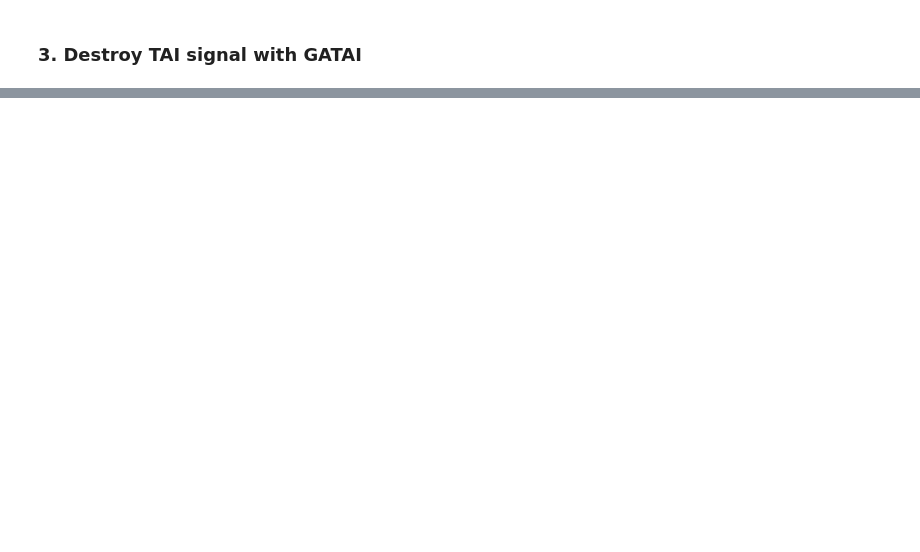
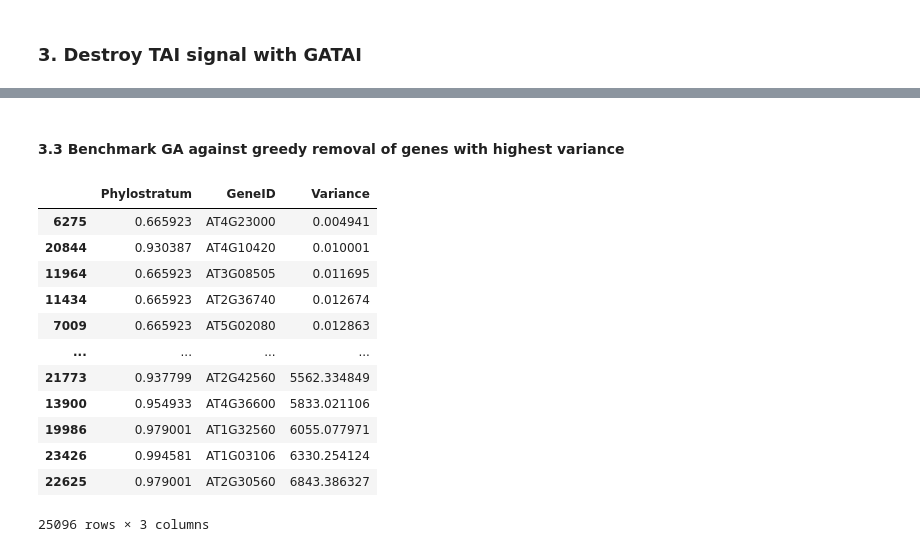
Before and after one commit to nifets-PhD/GATAI-reproduction, a Jupyter notebook: tai_destroyer.ipynb, the cells around one changed output, grey strips where cells are left out. Saved outputs shown, nothing was run; the diff lists cells and outputs as text; code cells hidden in the pictures; blank space fills up the shorter version.

```diff
--- a/tai_destroyer.ipynb
+++ b/tai_destroyer.ipynb
@@ -77,0 +140,19 @@ plt.show()
+# %% [markdown]
+#### 3.3 Benchmark GA against greedy removal of genes with highest variance
+# %%
+gene_variances = expression_data.gene_variances.sort_values('Variance')
+gene_variances
+# %% [output]
+|  | Phylostratum | GeneID | Variance |
+| 6275 | 0.665923 | AT4G23000 | 0.004941 |
+| 20844 | 0.930387 | AT4G10420 | 0.010001 |
+| 11964 | 0.665923 | AT3G08505 | 0.011695 |
+| 11434 | 0.665923 | AT2G36740 | 0.012674 |
+| 7009 | 0.665923 | AT5G02080 | 0.012863 |
+| ... | ... | ... | ... |
+| 21773 | 0.937799 | AT2G42560 | 5562.334849 |
+| 13900 | 0.954933 | AT4G36600 | 5833.021106 |
+| 19986 | 0.979001 | AT1G32560 | 6055.077971 |
+| 23426 | 0.994581 | AT1G03106 | 6330.254124 |
+| 22625 | 0.979001 | AT2G30560 | 6843.386327 |
+25096 rows × 3 columns
```
Also changed, not shown: parts of 16 cells of this notebook, 1 other file.
